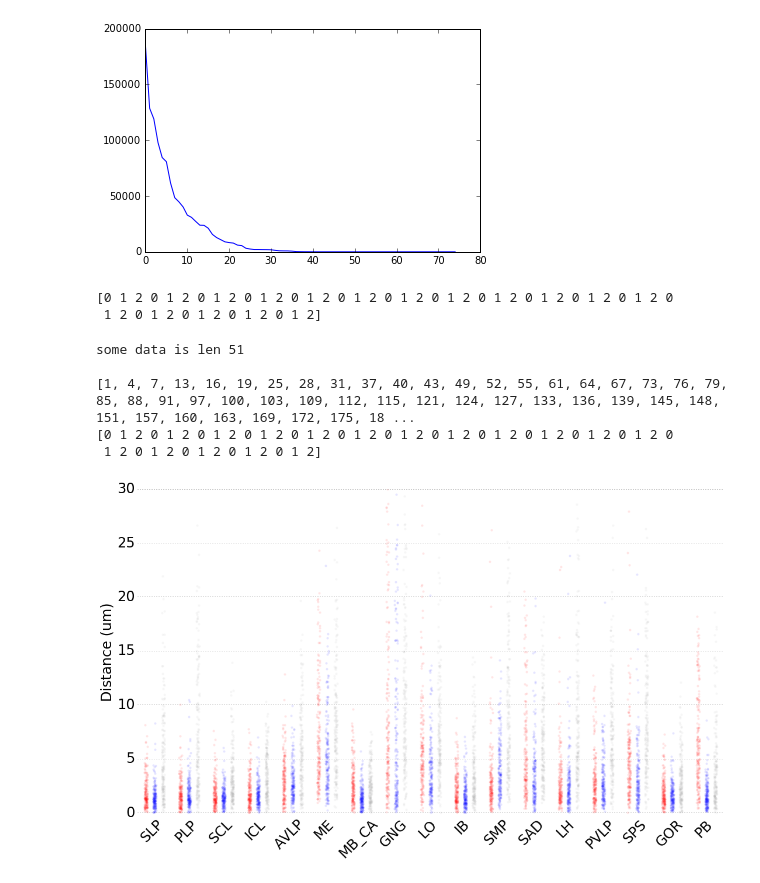
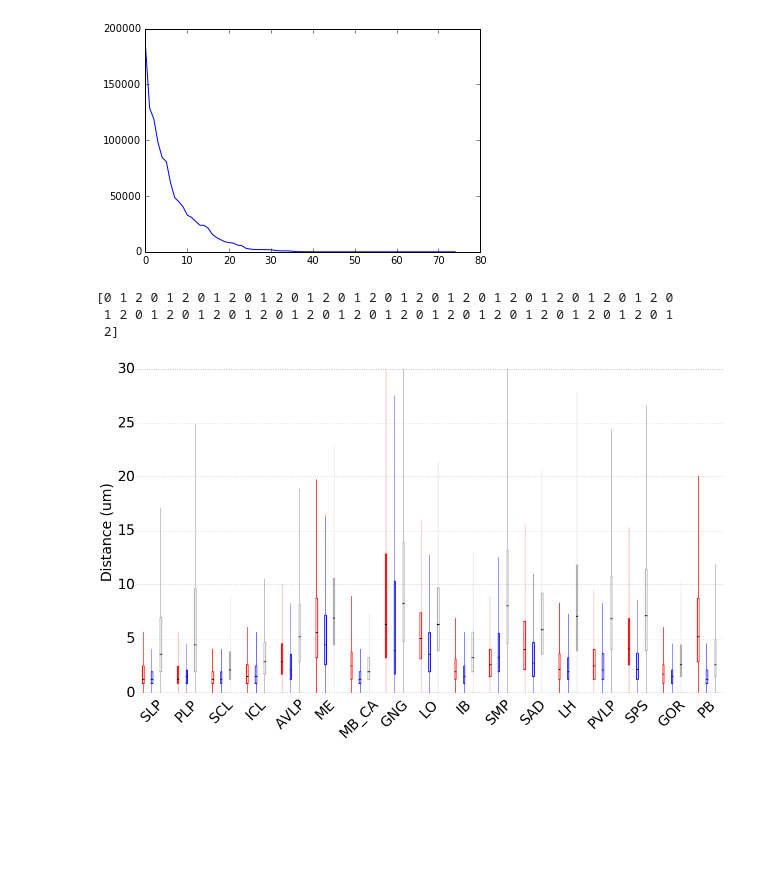
Before and after one commit to saalfeldlab/template-building, a Jupyter notebook: python/DistanceAnalysis-wDistDist-groupLR-line1.ipynb, the cells around one changed output. Saved outputs shown, nothing was run; the diff lists cells and outputs as text; code cells hidden in the pictures; blank space fills up the shorter version.

Commit message:
add switch for scatters

```diff
--- a/python/DistanceAnalysis-wDistDist-groupLR-line1.ipynb
+++ b/python/DistanceAnalysis-wDistDist-groupLR-line1.ipynb
@@ -468,15 +468,6 @@ def set_ticklabel_size( ax, size ):
         tick.label.set_fontsize( size )
     for tick in ax.yaxis.get_major_ticks():
         tick.label.set_fontsize( size )
-# %%
-some_data = all_data[0: 2*N]
-some_xpositions = xpositions[0: 2*N]
-
-groups = np.tile( np.array([0,1,2]), len(some_data)/2 )
-print groups
-# %% [output]
-[0 1 2 0 1 2 0 1 2 0 1 2 0 1 2 0 1 2 0 1 2 0 1 2 0 1 2 0 1 2 0 1 2 0 1 2 0
- 1 2 0 1 2 0 1 2 0 1 2 0 1 2]
 # %%
 
 # some_data = all_data[0:6]
@@ -489,12 +480,15 @@ print groups
 some_data = all_data[0: 3*N]
 some_xpositions = xpositions[0: 3*N]
 
+groups = np.tile( np.array([0,1,2]), len(some_data)/2 )
+print groups
 
 # print 'some data is len {} '.format( len( some_data ))
 # print ' '
 # print some_xpositions
 
-do_boxplot = False
+do_boxplot = True
+do_scatter = False
 
 
 # colors = ['#226078','#910033']
@@ -513,24 +507,25 @@ if do_boxplot:
     bp = plt.boxplot( some_data, positions=some_xpositions, whis=2, showcaps=False, showfliers=False,
                 boxprops=box_props, whiskerprops=whisker_props, medianprops=med_props )
 
-for i in range( len( some_data )):
-    if( len(some_data[ i ]) <= max_scatter_pts ):
-        sample = some_data[ i ]
-    else:
-        sample = some_data[ i ][ np.random.choice( len(some_data[i]), max_scatter_pts)]
+if do_scatter:
+    for i in range( len( some_data )):
+        if( len(some_data[ i ]) <= max_scatter_pts ):
+            sample = some_data[ i ]
+        else:
+            sample = some_data[ i ][ np.random.choice( len(some_data[i]), max_scatter_pts)]
 
-    x = np.repeat( (1 + some_xpositions[i]), len( sample ))
-    x = x + ( scatter_radius * np.random.rand( *x.shape ) - (scatter_radius / 2) )
+        x = np.repeat( (1 + some_xpositions[i]), len( sample ))
+        x = x + ( scatter_radius * np.random.rand( *x.shape ) - (scatter_radius / 2) )
 
-    sample = sample + ( y_scatter_radius * np.random.rand( *sample.shape ) - ( y_scatter_radius / 2.) )
+        sample = sample + ( y_scatter_radius * np.random.rand( *sample.shape ) - ( y_scatter_radius / 2.) )
 
-    # make sure everything is above zero
-    sample[ sample < 0 ] = -sample[ sample < 0 ]
+        # make sure everything is above zero
+        sample[ sample < 0 ] = -sample[ sample < 0 ]
 
-    c = colors[ groups[i]]
-    plt.plot( x, sample, linestyle='None', marker='o', markersize=4, markeredgewidth=0,
-             markerfacecolor=c, alpha=0.1 )
-#     break
+        c = colors[ groups[i]]
+        plt.plot( x, sample, linestyle='None', marker='o', markersize=4, markeredgewidth=0,
+                 markerfacecolor=c, alpha=0.1 )
+    #     break
 
 maxx = math.ceil( x[-1] + 1 )
 
@@ -543,36 +538,37 @@ ax.spines['bottom'].set_visible(False)
 ax.spines['left'].set_visible(False)
 
 ax.get_xaxis().tick_bottom()
 ax.get_yaxis().tick_left()
 
 # Turn off tick markers
 plt.tick_params( axis='x', bottom='off' )
 plt.tick_params( axis='y', left='off' )
 
 plt.gca().set_xlim([-1,maxx + 1])
 plt.gca().set_ylim([-0.2,30])
 
 plt.xticks( some_xpositions, xlabels, rotation=45, fontsize=24 )
 
 if do_boxplot:
     color_boxplot_by_group( bp, groups, colors )
 
 fig = plt.gcf()
 _ = fig.set_size_inches( 18, 10 )
 
 ax.yaxis.grid(True)
 plt.ylabel( 'Distance (um)', fontsize=24 )
 
 set_ticklabel_size( ax, 24 )
 
 if do_boxplot:
-    plt.savefig('/nrs/saalfeld/john/projects/flyChemStainAtlas/biic_poster_figs/lrmerge_wDist_line1_box-scatter-plot-style3.svg')
+    if do_scatter:
+        plt.savefig('/nrs/saalfeld/john/projects/flyChemStainAtlas/biic_poster_figs/lrmerge_wDist_line1_box-scatter-plot-style3.svg')
+    else:
+        plt.savefig('/nrs/saalfeld/john/projects/flyChemStainAtlas/biic_poster_figs/lrmerge_wDist_line1_box-plot-style3.svg')
 else:
     plt.savefig('/nrs/saalfeld/john/projects/flyChemStainAtlas/biic_poster_figs/lrmerge_wDist_line1_scatter-plot-style3.svg')
 # %% [output]
-some data is len 51
-
-[1, 4, 7, 13, 16, 19, 25, 28, 31, 37, 40, 43, 49, 52, 55, 61, 64, 67, 73, 76, 79, 85, 88, 91, 97, 100, 103, 109, 112, 115, 121, 124, 127, 133, 136, 139, 145, 148, 151, 157, 160, 163, 169, 172, 175, 18 ...
 [0 1 2 0 1 2 0 1 2 0 1 2 0 1 2 0 1 2 0 1 2 0 1 2 0 1 2 0 1 2 0 1 2 0 1 2 0
- 1 2 0 1 2 0 1 2 0 1 2 0 1 2]
+ 1 2 0 1 2 0 1 2 0 1 2 0 1 2 0 1 2 0 1 2 0 1 2 0 1 2 0 1 2 0 1 2 0 1 2 0 1
+ 2]
-[figure, old version]
+[figure, new version]
```
